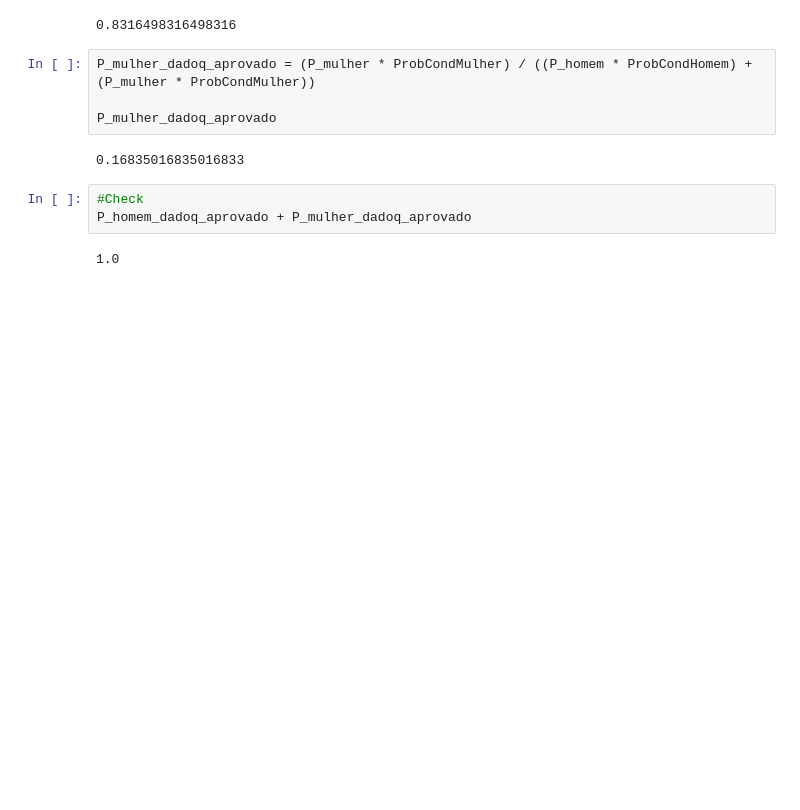
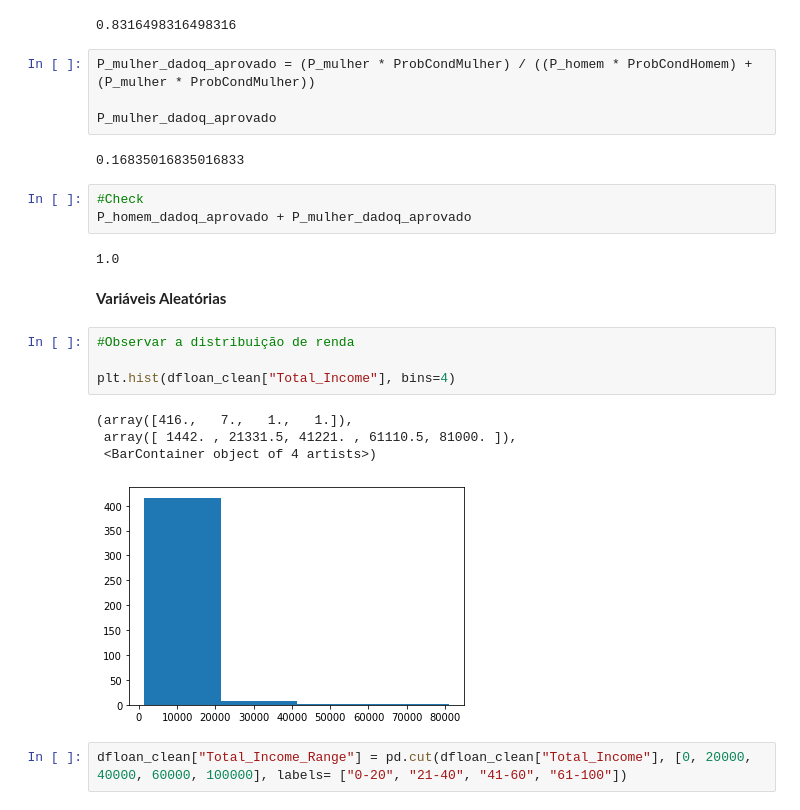
Before and after one commit to joaofranca13/project-statistics-probability, a Jupyter notebook: src/analysis_loan_data.ipynb, the cells around one changed output. Cells and saved outputs as stored; diff of their text form; blank space fills up the shorter version.

```diff
--- a/src/analysis_loan_data.ipynb
+++ b/src/analysis_loan_data.ipynb
@@ -324,3 +328,16 @@ P_mulher_dadoq_aprovado
 P_homem_dadoq_aprovado + P_mulher_dadoq_aprovado
 # %% [output]
 1.0
+# %% [markdown]
+**Variáveis Aleatórias**
+# %%
+#Observar a distribuição de renda
+
+plt.hist(dfloan_clean["Total_Income"], bins=4)
+# %% [output]
+(array([416.,   7.,   1.,   1.]),
+ array([ 1442. , 21331.5, 41221. , 61110.5, 81000. ]),
+ <BarContainer object of 4 artists>)
+[figure, added]
+# %%
+dfloan_clean["Total_Income_Range"] = pd.cut(dfloan_clean["Total_Income"], [0, 20000, 40000, 60000, 100000], labels= ["0-20", "21-40", "41-60", "61-100"])
```
Also changed, not shown: parts of 12 cells of this notebook.
